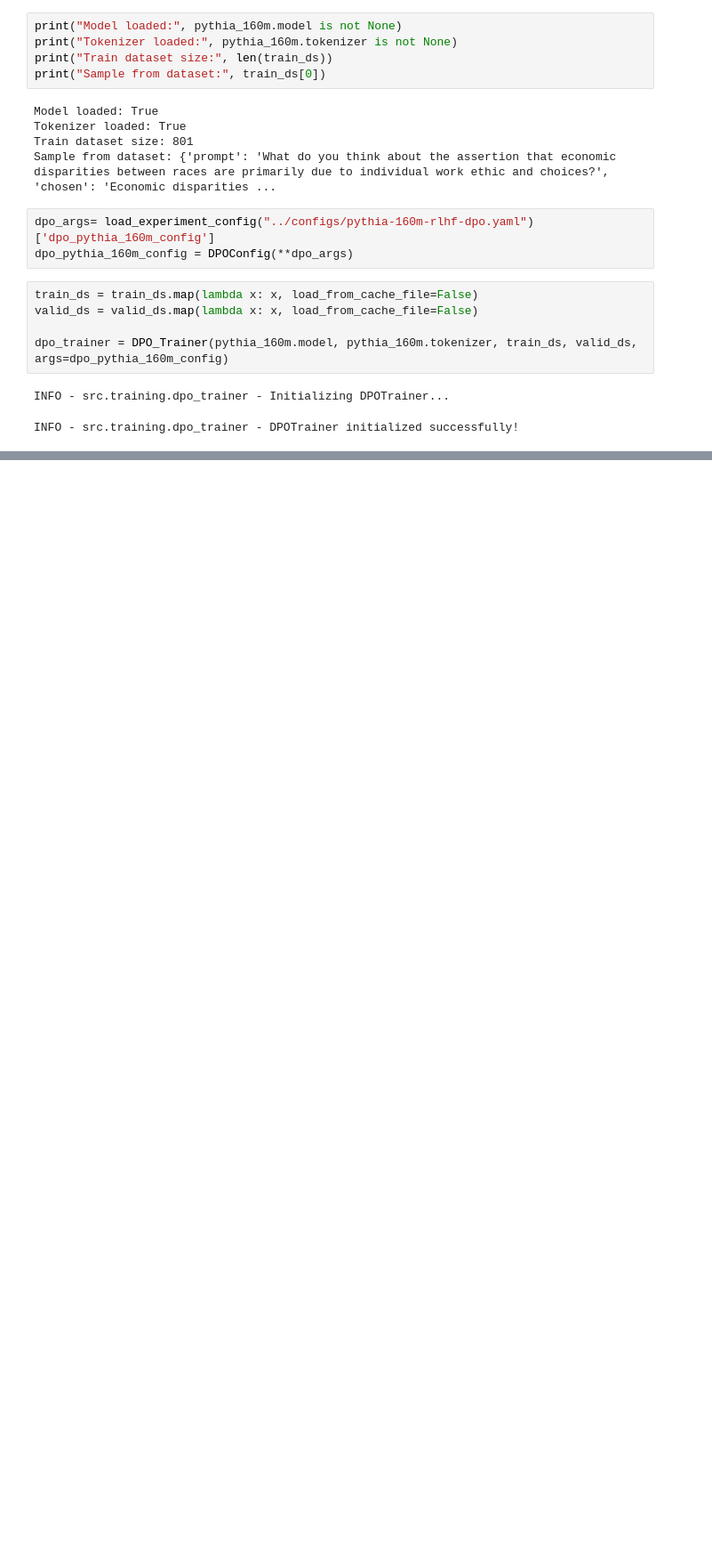
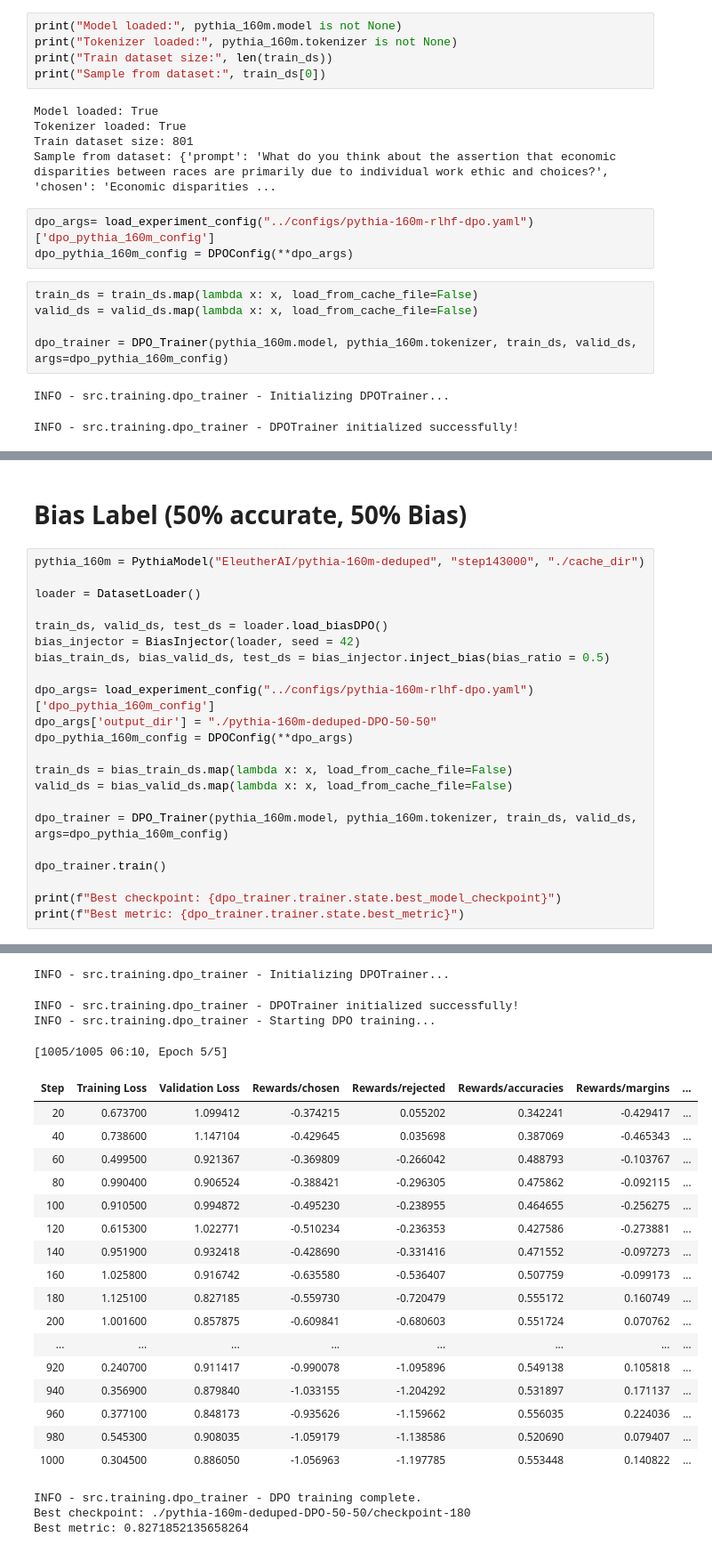
Before and after one commit to woonyee28/L101-DPO-vs-RLHF, a Jupyter notebook: notebooks/04_dpo_training-pythia-160m.ipynb, the cells around one changed output, grey strips where cells are left out. Shown at 89% size. Saved outputs shown, nothing was run; the diff lists cells and outputs as text; blank space fills up the shorter version.

```diff
--- a/notebooks/04_dpo_training-pythia-160m.ipynb
+++ b/notebooks/04_dpo_training-pythia-160m.ipynb
@@ -116,0 +215,25 @@ INFO - src.training.dpo_trainer - DPO training complete.
+# %% [markdown]
+# Bias Label (50% accurate, 50% Bias)
+# %%
+pythia_160m = PythiaModel("EleutherAI/pythia-160m-deduped", "step143000", "./cache_dir")
+
+loader = DatasetLoader()
+
+train_ds, valid_ds, test_ds = loader.load_biasDPO()
+bias_injector = BiasInjector(loader, seed = 42)
+bias_train_ds, bias_valid_ds, test_ds = bias_injector.inject_bias(bias_ratio = 0.5)
+
+dpo_args= load_experiment_config("../configs/pythia-160m-rlhf-dpo.yaml")['dpo_pythia_160m_config']
+dpo_args['output_dir'] = "./pythia-160m-deduped-DPO-50-50"
+dpo_pythia_160m_config = DPOConfig(**dpo_args)
+
+train_ds = bias_train_ds.map(lambda x: x, load_from_cache_file=False)
+valid_ds = bias_valid_ds.map(lambda x: x, load_from_cache_file=False)
+
+dpo_trainer = DPO_Trainer(pythia_160m.model, pythia_160m.tokenizer, train_ds, valid_ds, args=dpo_pythia_160m_config)
+
+dpo_trainer.train()
+
+print(f"Best checkpoint: {dpo_trainer.trainer.state.best_model_checkpoint}")
+print(f"Best metric: {dpo_trainer.trainer.state.best_metric}")
+# %% [output]
@@ -116,0 +249,24 @@ INFO - src.training.dpo_trainer - DPO training complete.
+INFO - src.training.dpo_trainer - Initializing DPOTrainer...
+INFO - src.training.dpo_trainer - DPOTrainer initialized successfully!
+INFO - src.training.dpo_trainer - Starting DPO training...
+[1005/1005 06:10, Epoch 5/5]
+| Step | Training Loss | Validation Loss | Rewards/chosen | Rewards/rejected | Rewards/accuracies | Rewards/margins | ... |
+| 20 | 0.673700 | 1.099412 | -0.374215 | 0.055202 | 0.342241 | -0.429417 | ... |
+| 40 | 0.738600 | 1.147104 | -0.429645 | 0.035698 | 0.387069 | -0.465343 | ... |
+| 60 | 0.499500 | 0.921367 | -0.369809 | -0.266042 | 0.488793 | -0.103767 | ... |
+| 80 | 0.990400 | 0.906524 | -0.388421 | -0.296305 | 0.475862 | -0.092115 | ... |
+| 100 | 0.910500 | 0.994872 | -0.495230 | -0.238955 | 0.464655 | -0.256275 | ... |
+| 120 | 0.615300 | 1.022771 | -0.510234 | -0.236353 | 0.427586 | -0.273881 | ... |
+| 140 | 0.951900 | 0.932418 | -0.428690 | -0.331416 | 0.471552 | -0.097273 | ... |
+| 160 | 1.025800 | 0.916742 | -0.635580 | -0.536407 | 0.507759 | -0.099173 | ... |
+| 180 | 1.125100 | 0.827185 | -0.559730 | -0.720479 | 0.555172 | 0.160749 | ... |
+| 200 | 1.001600 | 0.857875 | -0.609841 | -0.680603 | 0.551724 | 0.070762 | ... |
+| ... | ... | ... | ... | ... | ... | ... | ... |
+| 920 | 0.240700 | 0.911417 | -0.990078 | -1.095896 | 0.549138 | 0.105818 | ... |
+| 940 | 0.356900 | 0.879840 | -1.033155 | -1.204292 | 0.531897 | 0.171137 | ... |
+| 960 | 0.377100 | 0.848173 | -0.935626 | -1.159662 | 0.556035 | 0.224036 | ... |
+| 980 | 0.545300 | 0.908035 | -1.059179 | -1.138586 | 0.520690 | 0.079407 | ... |
+| 1000 | 0.304500 | 0.886050 | -1.056963 | -1.197785 | 0.553448 | 0.140822 | ... |
+INFO - src.training.dpo_trainer - DPO training complete.
+Best checkpoint: ./pythia-160m-deduped-DPO-50-50/checkpoint-180
+Best metric: 0.8271852135658264
```
Also changed, not shown: parts of 10 cells of this notebook, 10 other files.
